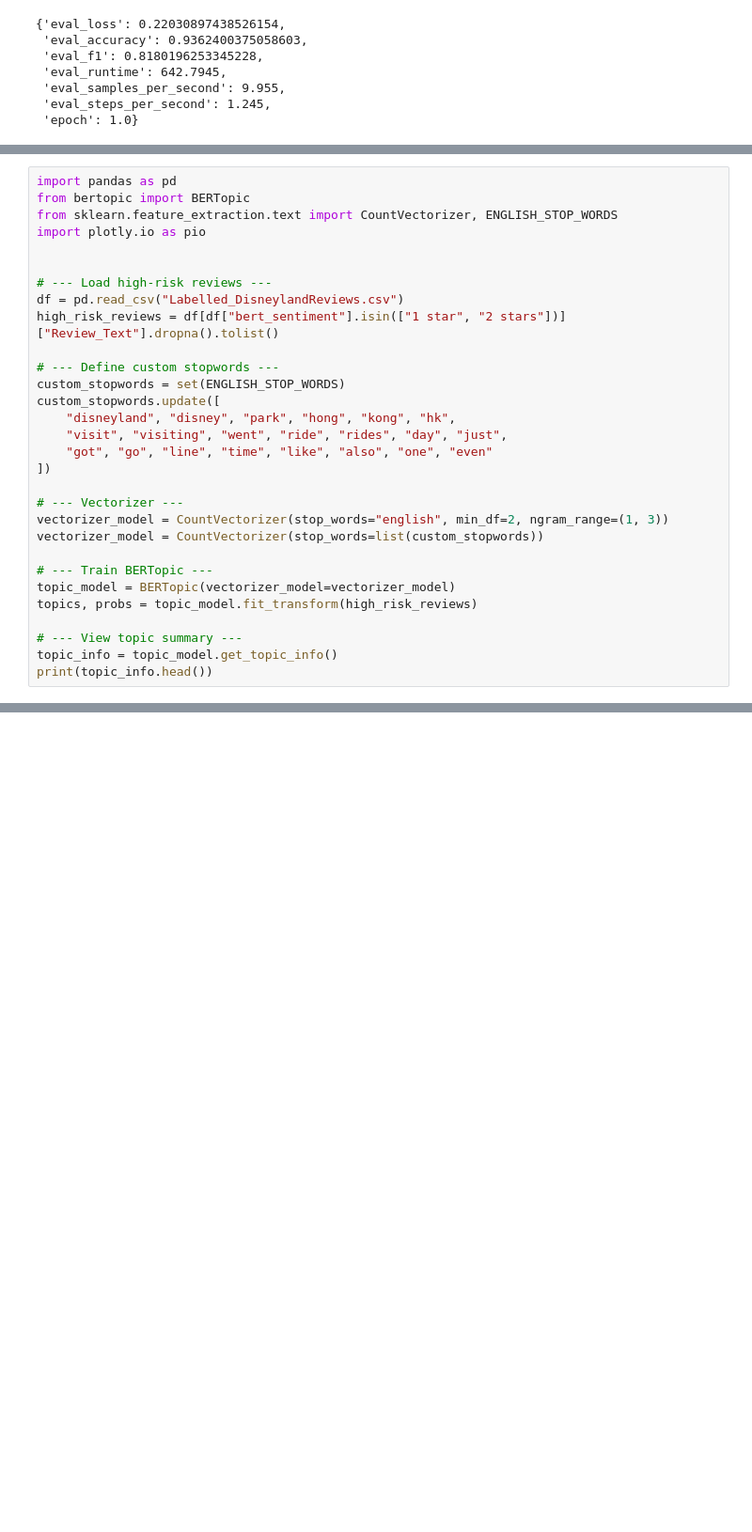
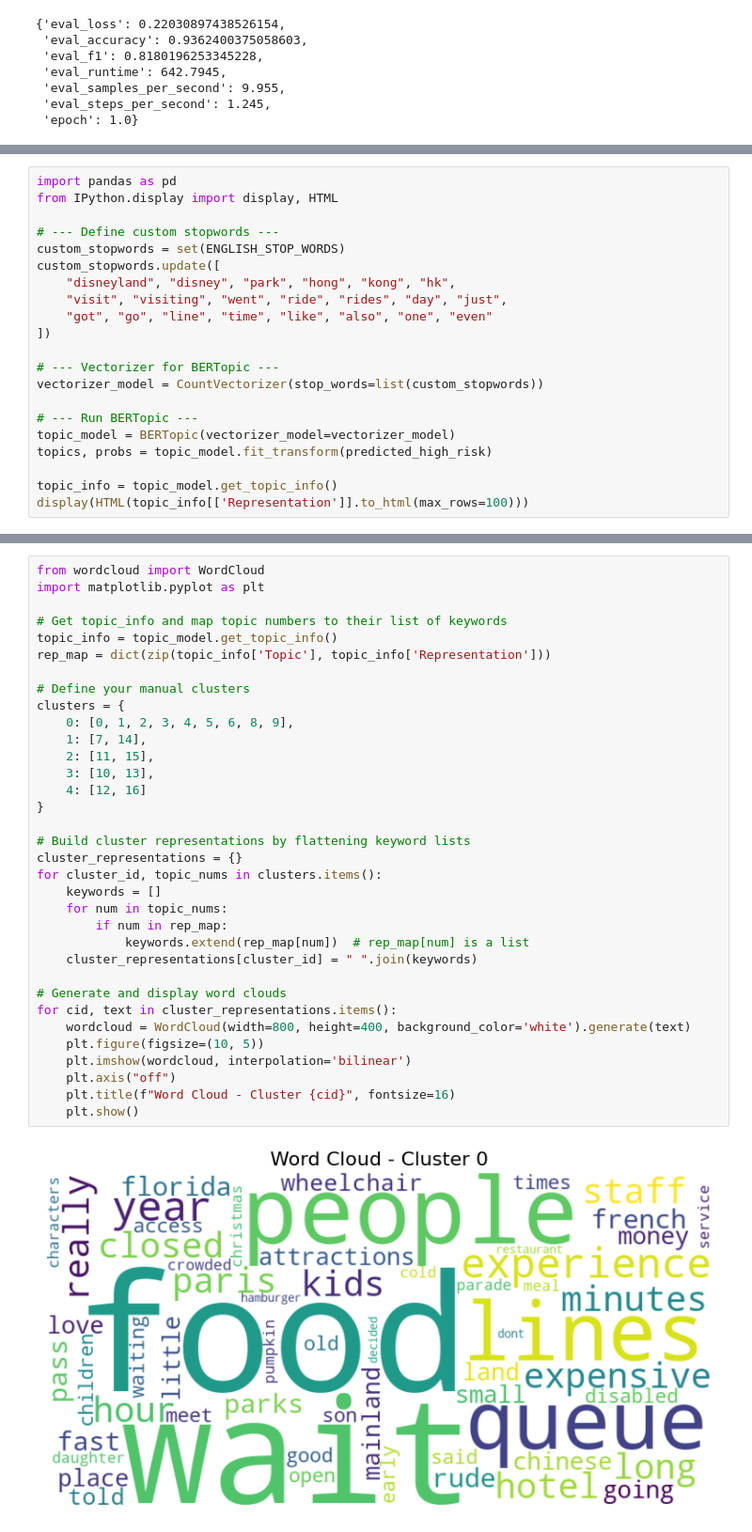
Before and after one commit to reallyjustalan/DSA3101_Group8_Project1, a Jupyter notebook: B4/DSA3101_B4_Predictive_Modelling.ipynb, the cells around one changed output, grey strips where cells are left out. Shown at 94% size. Drawn from its saved outputs; the diff is of its cells as text; blank space fills up the shorter version.

```diff
--- a/B4/DSA3101_B4_Predictive_Modelling.ipynb
+++ b/B4/DSA3101_B4_Predictive_Modelling.ipynb
@@ -559,13 +412,6 @@ trainer.evaluate(test_ds)
 # %%
 import pandas as pd
-from bertopic import BERTopic
-from sklearn.feature_extraction.text import CountVectorizer, ENGLISH_STOP_WORDS
-import plotly.io as pio
-
-
-# --- Load high-risk reviews ---
-df = pd.read_csv("Labelled_DisneylandReviews.csv")
-high_risk_reviews = df[df["bert_sentiment"].isin(["1 star", "2 stars"])]["Review_Text"].dropna().tolist()
+from IPython.display import display, HTML
 
 # --- Define custom stopwords ---
 custom_stopwords = set(ENGLISH_STOP_WORDS)
@@ -575,15 +421,13 @@ custom_stopwords.update([
     "got", "go", "line", "time", "like", "also", "one", "even"
 ])
 
-# --- Vectorizer ---
-vectorizer_model = CountVectorizer(stop_words="english", min_df=2, ngram_range=(1, 3))
+# --- Vectorizer for BERTopic ---
 vectorizer_model = CountVectorizer(stop_words=list(custom_stopwords))
 
-# --- Train BERTopic ---
+# --- Run BERTopic ---
 topic_model = BERTopic(vectorizer_model=vectorizer_model)
-topics, probs = topic_model.fit_transform(high_risk_reviews)
+topics, probs = topic_model.fit_transform(predicted_high_risk)
 
-# --- View topic summary ---
 topic_info = topic_model.get_topic_info()
-print(topic_info.head())
+display(HTML(topic_info[['Representation']].to_html(max_rows=100)))
 # %% [output]
@@ -648,0 +453,36 @@ topic_model.visualize_topics()
+# %%
+from wordcloud import WordCloud
+import matplotlib.pyplot as plt
+
+# Get topic_info and map topic numbers to their list of keywords
+topic_info = topic_model.get_topic_info()
+rep_map = dict(zip(topic_info['Topic'], topic_info['Representation']))
+
+# Define your manual clusters
+clusters = {
+    0: [0, 1, 2, 3, 4, 5, 6, 8, 9],
+    1: [7, 14],
+    2: [11, 15],
+    3: [10, 13],
+    4: [12, 16]
+}
+
+# Build cluster representations by flattening keyword lists
+cluster_representations = {}
+for cluster_id, topic_nums in clusters.items():
+    keywords = []
+    for num in topic_nums:
+        if num in rep_map:
+            keywords.extend(rep_map[num])  # rep_map[num] is a list
+    cluster_representations[cluster_id] = " ".join(keywords)
+
+# Generate and display word clouds
+for cid, text in cluster_representations.items():
+    wordcloud = WordCloud(width=800, height=400, background_color='white').generate(text)
+    plt.figure(figsize=(10, 5))
+    plt.imshow(wordcloud, interpolation='bilinear')
+    plt.axis("off")
+    plt.title(f"Word Cloud - Cluster {cid}", fontsize=16)
+    plt.show()
+# %% [output]
+[figure, added]
```
Also changed, not shown: parts of 31 cells of this notebook.
